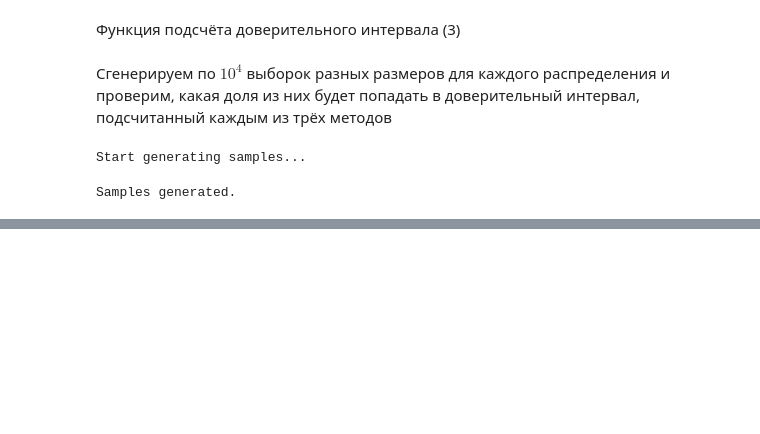
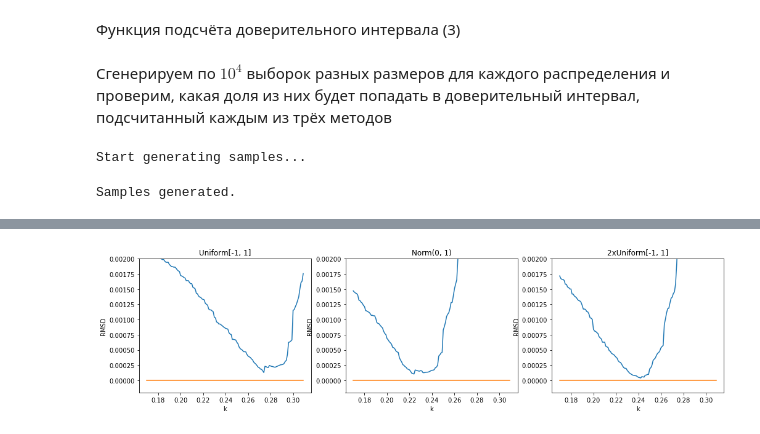
Before and after one commit to sergfedchin/hse-applied-statistics-methods, a Jupyter notebook: practice/pr03.ipynb, the cells around one changed output, grey strips where cells are left out. Drawn from its saved outputs; the diff is of its cells as text; code cells hidden in the pictures; blank space fills up the shorter version.

```diff
--- a/practice/pr03.ipynb
+++ b/practice/pr03.ipynb
@@ -187,0 +289,12 @@ for id, d in enumerate(distros):
+# %%
+result_rmsd = {d: [RMSD([results[d][cur_n][k_id] for cur_n in NS], P) for k_id in range(len(KS))] for d in distros}
+_, axis = plt.subplots(1, 3, figsize=(17, 4))
+for i, d in enumerate(distros):
+    axis[i].plot(KS, result_rmsd[d])
+    axis[i].plot(KS, [0] * len(KS))
+    axis[i].title.set_text(d)
+    axis[i].set_xlabel("k")
+    axis[i].set_ylabel("RMSD")
+    axis[i].set_ylim([-0.0002, 0.002])
+# %% [output]
+[figure, added]
```
Also changed, not shown: parts of 22 cells of this notebook.
